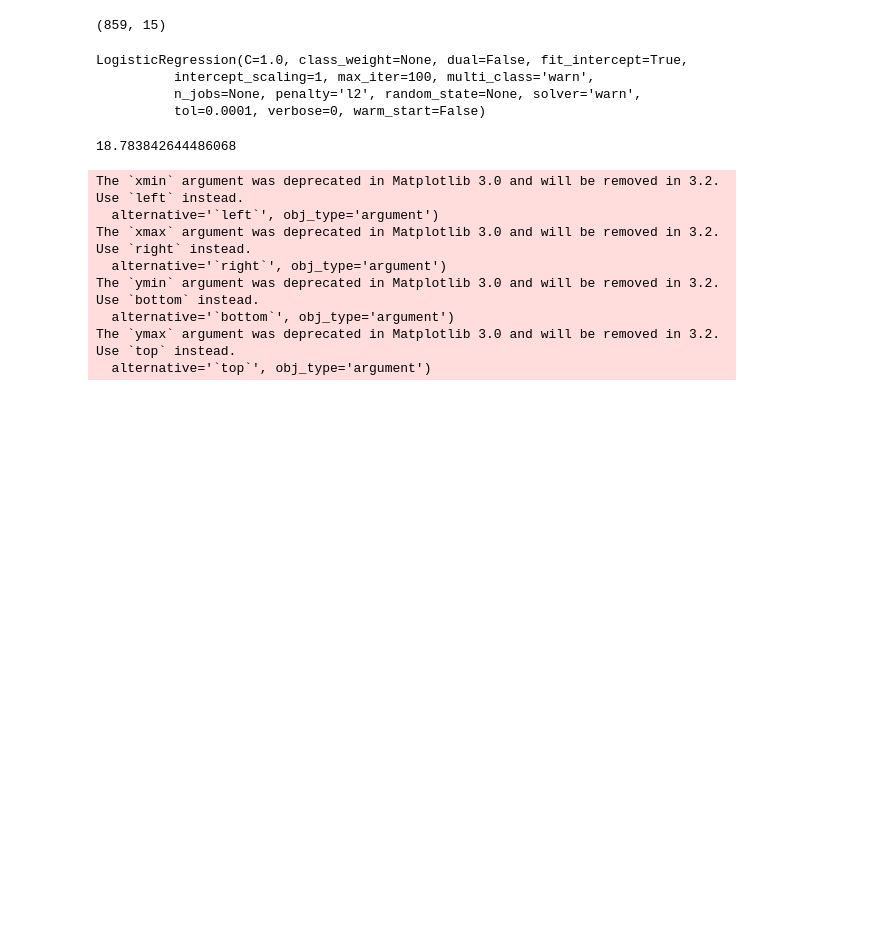
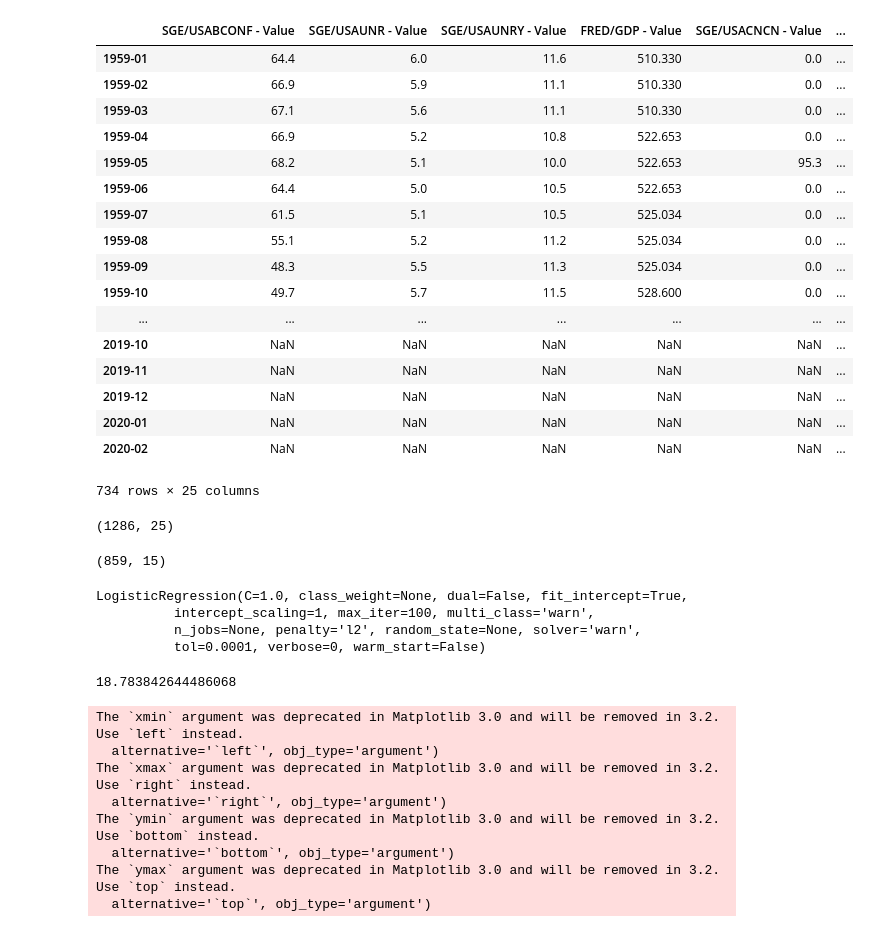
Before and after one commit to sandroclark/recession_predictor, a Jupyter notebook: data_pull.ipynb, the cells around one changed output. Drawn from its saved outputs; the diff is of its cells as text; code cells hidden in the pictures; blank space fills up the shorter version.

Commit message:
added fed data for yields

```diff
--- a/data_pull.ipynb
+++ b/data_pull.ipynb
@@ -63,0 +78,2 @@ pandas.core.indexes.datetimes.DatetimeIndex
+# %%
+yields['Date'] = yields['Date'].apply(lambda x: x.strftime('%Y-%m'))
@@ -63,0 +89,2 @@ pandas.core.indexes.datetimes.DatetimeIndex
+# %%
+yields = yields.set_index('Date')
@@ -63,0 +93,2 @@ pandas.core.indexes.datetimes.DatetimeIndex
+# %%
+yields = yields.drop(['3 Month Treasury Yield', 'Rec_prob', 'NBER_Rec','Unnamed: 7'], axis=1)
@@ -124,0 +184,3 @@ dataset
+# %%
+#merge fed interest rate data here
+dataset = dataset.join(yields, how='outer')
@@ -125,3 +231,28 @@ dataset
+# %%
+dataset.iloc[552:]
+# %% [output]
+|  | SGE/USABCONF - Value | SGE/USAUNR - Value | SGE/USAUNRY - Value | FRED/GDP - Value | SGE/USACNCN - Value | ... |
+| 1959-01 | 64.4 | 6.0 | 11.6 | 510.330 | 0.0 | ... |
+| 1959-02 | 66.9 | 5.9 | 11.1 | 510.330 | 0.0 | ... |
+| 1959-03 | 67.1 | 5.6 | 11.1 | 510.330 | 0.0 | ... |
+| 1959-04 | 66.9 | 5.2 | 10.8 | 522.653 | 0.0 | ... |
+| 1959-05 | 68.2 | 5.1 | 10.0 | 522.653 | 95.3 | ... |
+| 1959-06 | 64.4 | 5.0 | 10.5 | 522.653 | 0.0 | ... |
+| 1959-07 | 61.5 | 5.1 | 10.5 | 525.034 | 0.0 | ... |
+| 1959-08 | 55.1 | 5.2 | 11.2 | 525.034 | 0.0 | ... |
+| 1959-09 | 48.3 | 5.5 | 11.3 | 525.034 | 0.0 | ... |
+| 1959-10 | 49.7 | 5.7 | 11.5 | 528.600 | 0.0 | ... |
+| ... | ... | ... | ... | ... | ... | ... |
+| 2019-10 | NaN | NaN | NaN | NaN | NaN | ... |
+| 2019-11 | NaN | NaN | NaN | NaN | NaN | ... |
+| 2019-12 | NaN | NaN | NaN | NaN | NaN | ... |
+| 2020-01 | NaN | NaN | NaN | NaN | NaN | ... |
+| 2020-02 | NaN | NaN | NaN | NaN | NaN | ... |
+734 rows × 25 columns
+# %%
+dataset.shape
+# %% [output]
+(1286, 25)
 # %%
 y = dataset['Recession'] #splitting off Y
 # %%
```
Also changed, not shown: parts of 16 cells of this notebook, 3 other files.
